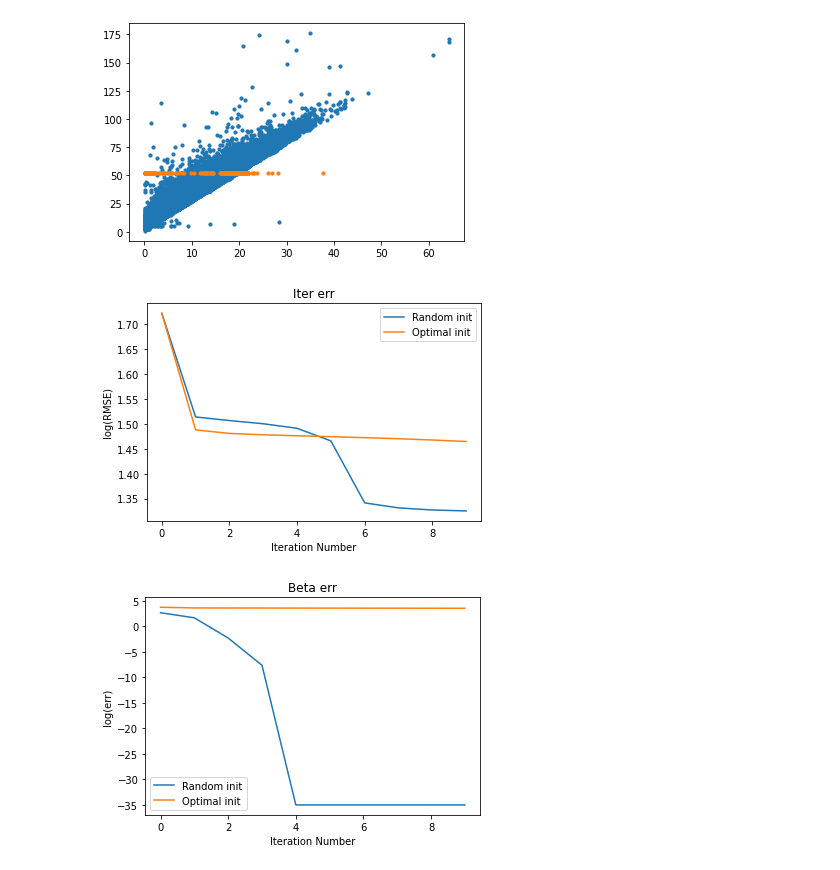
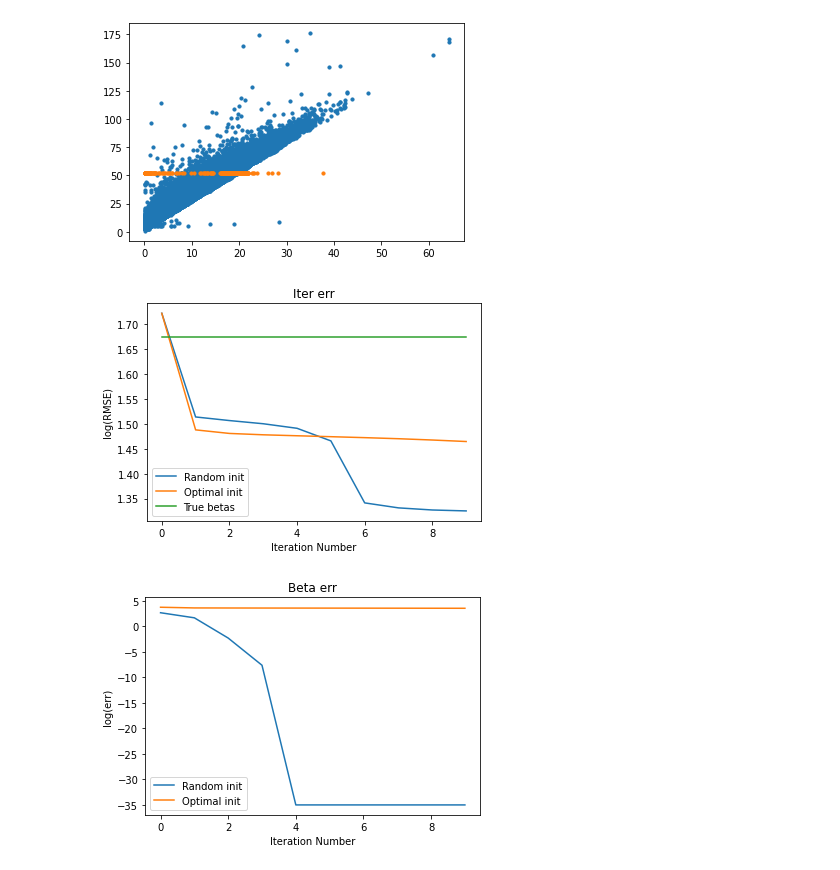
Before and after one commit to ahopen/math-tools-final-project, a Jupyter notebook: final_project_notebook.ipynb, the cells around one changed output. Cells and saved outputs as stored; diff of their text form; code cells hidden in the pictures.

Commit message:
plot true beta error

```diff
--- a/final_project_notebook.ipynb
+++ b/final_project_notebook.ipynb
@@ -327,16 +330,29 @@ betas_opt, iter_errs_opt, iter_beta_errs_opt, true_betas = fit_mixed_regression(
                                                 np.array(green_small.fare_amount),
                                                 np.array(green_small.RatecodeID).reshape(-1,1) - 1,
                                                 algo_type = 'optimal', return_true_betas = True, do_normalize=False)
+# %%
+x0 = np.array(green_small.trip_distance[green_small.RatecodeID==1]).reshape(-1,1)
+x1 = np.array(green_small.trip_distance[green_small.RatecodeID==2]).reshape(-1,1)
+y0 = green_small.fare_amount[green_small.RatecodeID==1]
+y1 = green_small.fare_amount[green_small.RatecodeID==2]
+
+X_0 = np.concatenate((np.ones(x0.shape), x0), axis = 1).transpose()
+X_1 = np.concatenate((np.ones(x1.shape), x1), axis = 1).transpose()
+
+iter_err_0 = np.sum((true_betas[0].dot(X_0) - y0)**2)
+iter_err_1 = np.sum((true_betas[1].dot(X_1) - y1)**2)
+iter_err = np.log(np.sqrt((iter_err_0 + iter_err_1) / green_small.shape[0])) # log RMSE
 # %%
 plt.plot(iter_errs_classic, label='Random init')
 plt.plot(iter_errs_opt, label='Optimal init')
+plt.plot([iter_err for _ in range(len(iter_errs_opt))], label='True betas')
 plt.xlabel('Iteration Number')
 plt.ylabel('log(RMSE)')
 plt.legend()
 plt.title('Iter err')
 plt.show()
 # %% [output]
-[figure, old version]
+[figure, new version]
 # %%
 plt.plot(iter_beta_errs_classic, label='Random init')
 plt.plot(iter_beta_errs_opt, label='Optimal init')
```
Also changed, not shown: parts of 1 cell of this notebook.
